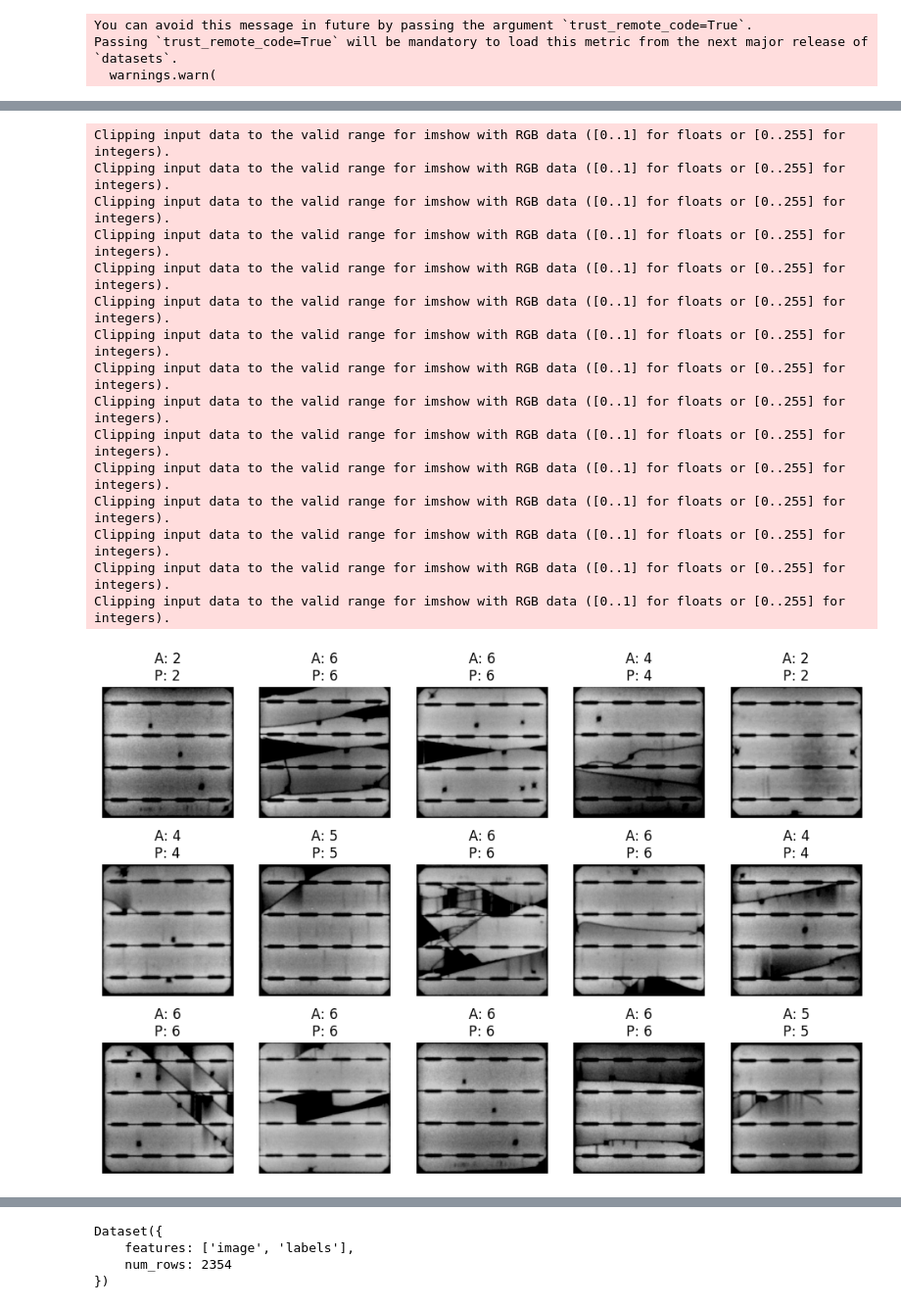
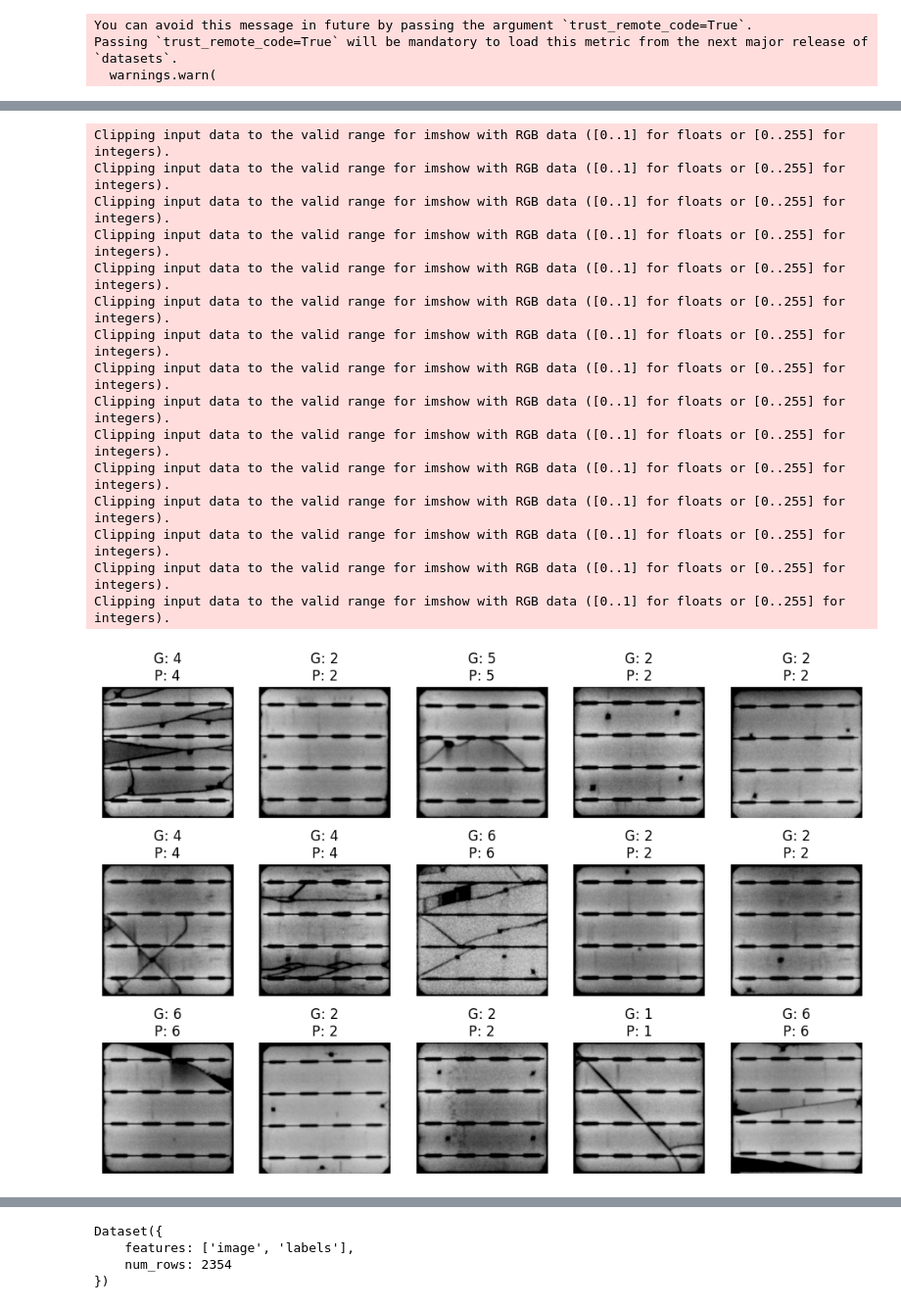
Before and after one commit to danutaparaficz2/copy_EAGLE, a Jupyter notebook: ViT.ipynb, the cells around one changed output, grey strips where cells are left out. Shown at 98% size. Saved outputs shown, nothing was run; the diff lists cells and outputs as text; code cells hidden in the pictures.

```diff
--- a/ViT.ipynb
+++ b/ViT.ipynb
@@ -146,7 +146,7 @@ training_args = TrainingArguments(output_dir='./working/',
                                  per_device_eval_batch_size=batch_size,
                                  evaluation_strategy='epoch',
                                  save_strategy='epoch',
-                                 num_train_epochs=2,
+                                 num_train_epochs=20,
                                  fp16=True if torch.cuda.is_available() else False,
                                  logging_steps=logging_steps,
                                  learning_rate=1e-5,
@@ -196,5 +210,6 @@ train_result = trainer.train()
 # %%
 predictions = trainer.predict(ds_val)
+predlabels = predictions.predictions.argmax(axis=-1)
 predictions.metrics
 # %% [output]
 [interactive output not drawn]
@@ -207,33 +222,33 @@ predictions.metrics
 # %%
 # plot samples
 import numpy as np
 fig, ax = plt.subplots(3, 5, sharex=True, sharey=True, figsize=(12,8))
 for i in range(3):
     for j in range(5):
         while True:
             idx = np.random.choice(ds_val.shape[0], 1, replace=False)
-            if ds_val[int(idx[0])]["labels"] > 0:
+            if ds_val[int(idx[0])]["labels"] > 0 and ds_val[int(idx[0])]["labels"] == predlabels[int(idx[0])]:
                 break
         s = ds_val[int(idx[0])]
         ax[i,j].imshow(np.transpose(s['image'], (1,2,0)))
-        ax[i,j].set_title(f"A: {s['labels']}\nP: {predictions.label_ids[int(idx[0])]}")
+        ax[i,j].set_title(f"G: {s['labels']}\nP: {predictions.label_ids[int(idx[0])]}")
         ax[i,j].axis('off')
 
 plt.show()
 # %% [output]
 Clipping input data to the valid range for imshow with RGB data ([0..1] for floats or [0..255] for integers).
 Clipping input data to the valid range for imshow with RGB data ([0..1] for floats or [0..255] for integers).
 Clipping input data to the valid range for imshow with RGB data ([0..1] for floats or [0..255] for integers).
 Clipping input data to the valid range for imshow with RGB data ([0..1] for floats or [0..255] for integers).
 Clipping input data to the valid range for imshow with RGB data ([0..1] for floats or [0..255] for integers).
 Clipping input data to the valid range for imshow with RGB data ([0..1] for floats or [0..255] for integers).
 Clipping input data to the valid range for imshow with RGB data ([0..1] for floats or [0..255] for integers).
 Clipping input data to the valid range for imshow with RGB data ([0..1] for floats or [0..255] for integers).
 Clipping input data to the valid range for imshow with RGB data ([0..1] for floats or [0..255] for integers).
 Clipping input data to the valid range for imshow with RGB data ([0..1] for floats or [0..255] for integers).
 Clipping input data to the valid range for imshow with RGB data ([0..1] for floats or [0..255] for integers).
 Clipping input data to the valid range for imshow with RGB data ([0..1] for floats or [0..255] for integers).
 Clipping input data to the valid range for imshow with RGB data ([0..1] for floats or [0..255] for integers).
 Clipping input data to the valid range for imshow with RGB data ([0..1] for floats or [0..255] for integers).
 Clipping input data to the valid range for imshow with RGB data ([0..1] for floats or [0..255] for integers).
-[figure, old version]
+[figure, new version]
```
Also changed, not shown: parts of 7 cells of this notebook.
